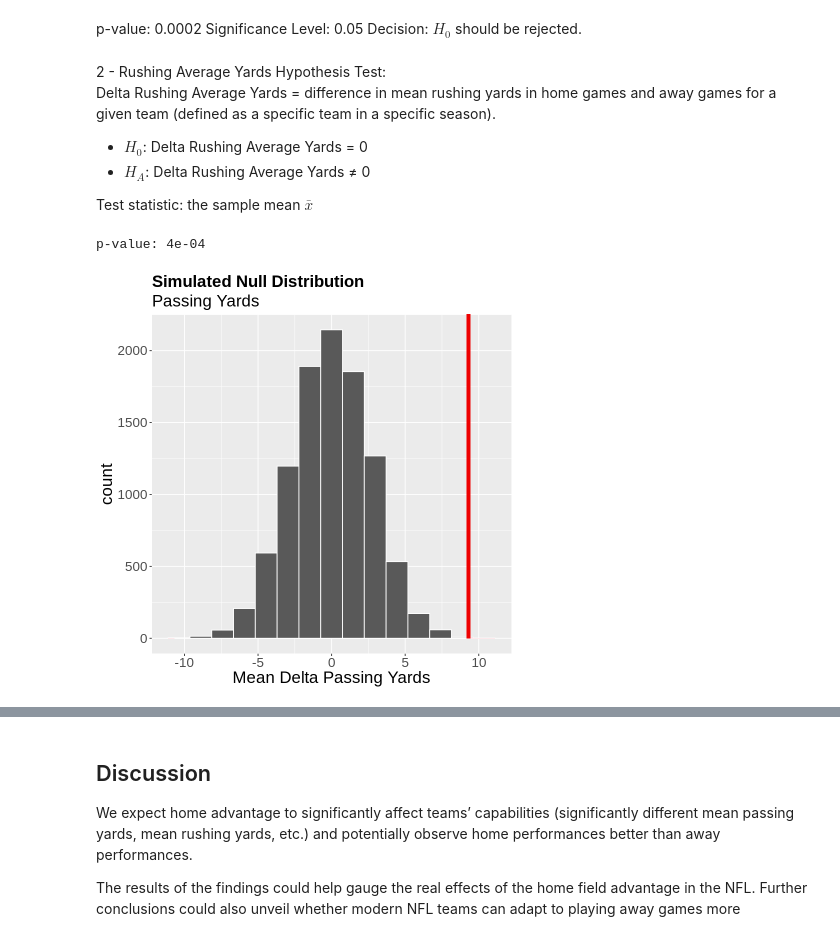
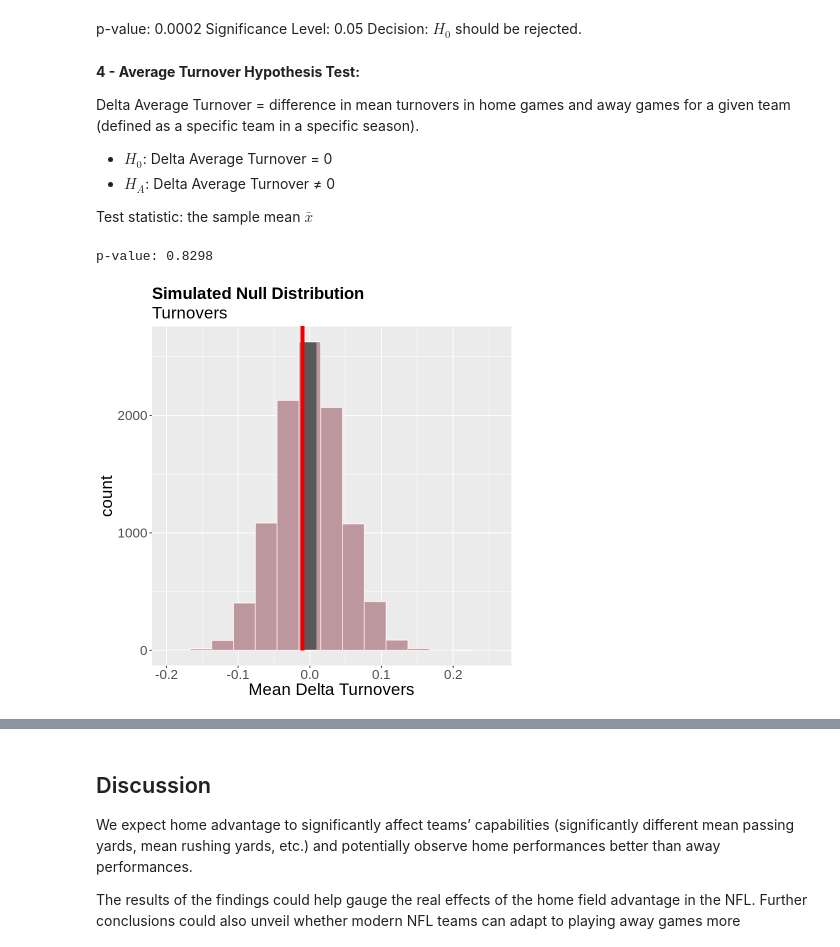
Before and after one commit to DavidYJC/STAT201_GroupProject, a Jupyter notebook: Project Report.ipynb, the cells around one changed output, grey strips where cells are left out. Saved outputs shown, nothing was run; the diff lists cells and outputs as text; code cells hidden in the pictures.

Commit message:
Finished hypothesis tests

```diff
--- a/Project Report.ipynb
+++ b/Project Report.ipynb
@@ -368,38 +459,33 @@ Significance Level: 0.05 </br>
 Decision: $H_0$ should be rejected. </br>
 </br>
 # %% [markdown]
-2 - Rushing Average Yards Hypothesis Test: <br>
-Delta Rushing Average Yards = difference in mean rushing yards in home games and away games for a given team (defined as a specific team in a specific season).
- - $H_0$: Delta Rushing Average Yards = 0
- - $H_A$: Delta Rushing Average Yards ≠ 0 <br>
+<strong>4 - Average Turnover Hypothesis Test: <strong><br>
+
+Delta Average Turnover = difference in mean turnovers in home games and away games for a given team (defined as a specific team in a specific season).
+ - $H_0$: Delta Average Turnover = 0
+ - $H_A$: Delta Average Turnover ≠ 0 <br>
 
 Test statistic: the sample mean $\bar{x}$
 # %%
 set.seed(2022)
 #Observed test statistic
-obs_test_stat_delta.RushingAvg <- mean(delta_data$delta.RushingAvg)
+obs_test_stat_delta.TurnoverAvg <- mean(delta_data$delta.TurnoverAvg)
 
 #Create sampling bootstrap and null model
-null_model_delta.RushingAvg <- delta_data %>%
-    specify(response = delta.RushingAvg) %>%
+null_model <- delta_data %>%
+    specify(response = delta.TurnoverAvg) %>%
     hypothesise(null = "point", mu = 0) %>%
     generate(type = "bootstrap", reps = 10000) %>%
     calculate(stat = "mean")
 
 #Visualizing null model
-vis_null_model_delta.RushingAvg <- null_model_delta.RushingAvg %>%
-    visualize() +
-    shade_p_value(obs_stat = obs_test_stat_delta.RushingAvg, direction = "two-sided") +
-    xlab("Mean Delta Rushing Yards") +
-    ggtitle("Simulated Null Distribution", subtitle = "Rushing Yards") +
-    theme(plot.title = element_text(size = 20, face = "bold")) +
-    theme(text = element_text(size = 20))
-vis_null_model_delta.PassingAvg
+vis_null_model <- vis_null_model_function(null_model, obs_test_stat_delta.TurnoverAvg) +
+    xlab("Mean Delta Turnovers") +
+    ggtitle("Simulated Null Distribution", subtitle = "Turnovers")
+vis_null_model
 
 #Calculate p-value
-p_value_delta.RushingAvg <- null_model_delta.RushingAvg %>%
-    get_p_value(obs_stat = obs_test_stat_delta.RushingAvg, direction = "two-sided")
-cat("p-value:", p_value_delta.RushingAvg$p_value)
+p_value_function(null_model, obs_test_stat_delta.TurnoverAvg)
 # %% [output]
-p-value: 4e-04
+p-value: 0.8298
-[figure, old version]
+[figure, new version]
```
Also changed, not shown: parts of 19 cells of this notebook.
